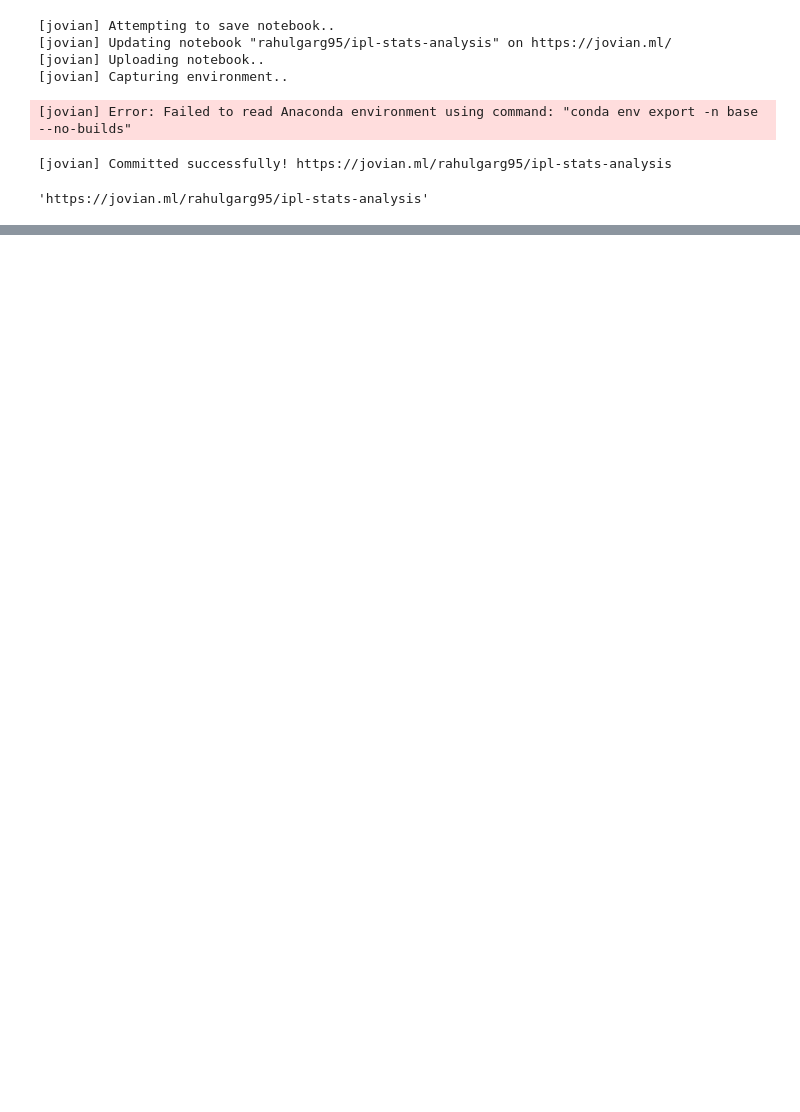
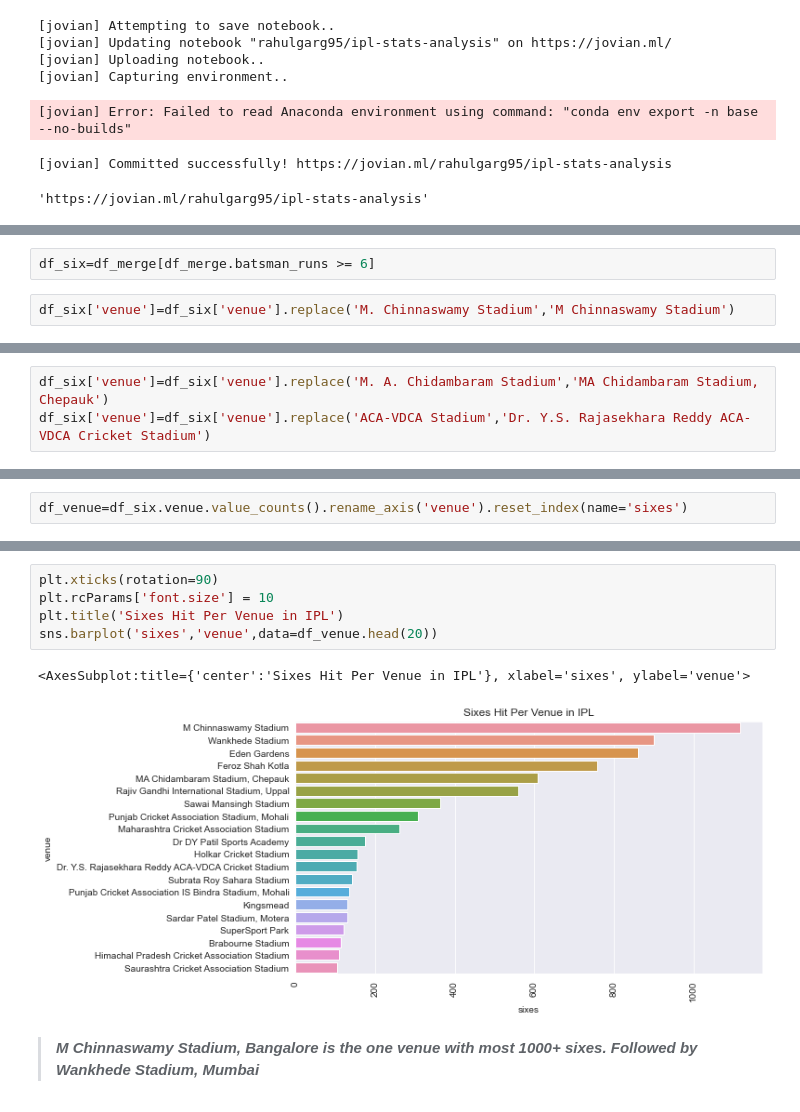
Before and after one commit to Rahulgarg95/Ipl_data_Analysis, a Jupyter notebook: EDA_IPLStats.ipynb, the cells around one changed output, grey strips where cells are left out. Cells and saved outputs as stored; diff of their text form; blank space fills up the shorter version.

```diff
--- a/EDA_IPLStats.ipynb
+++ b/EDA_IPLStats.ipynb
@@ -637,0 +675,4 @@ jovian.commit(project=project_name)
+# %%
+df_six=df_merge[df_merge.batsman_runs >= 6]
+# %%
+df_six['venue']=df_six['venue'].replace('M. Chinnaswamy Stadium','M Chinnaswamy Stadium')
@@ -637,0 +685,3 @@ jovian.commit(project=project_name)
+# %%
+df_six['venue']=df_six['venue'].replace('M. A. Chidambaram Stadium','MA Chidambaram Stadium, Chepauk')
+df_six['venue']=df_six['venue'].replace('ACA-VDCA Stadium','Dr. Y.S. Rajasekhara Reddy ACA-VDCA Cricket Stadium')
@@ -637,0 +719,2 @@ jovian.commit(project=project_name)
+# %%
+df_venue=df_six.venue.value_counts().rename_axis('venue').reset_index(name='sixes')
@@ -637,0 +741,10 @@ jovian.commit(project=project_name)
+# %%
+plt.xticks(rotation=90)
+plt.rcParams['font.size'] = 10
+plt.title('Sixes Hit Per Venue in IPL')
+sns.barplot('sixes','venue',data=df_venue.head(20))
+# %% [output]
+<AxesSubplot:title={'center':'Sixes Hit Per Venue in IPL'}, xlabel='sixes', ylabel='venue'>
+[figure, added]
+# %% [markdown]
+>***M Chinnaswamy Stadium, Bangalore is the one venue with most 1000+ sixes. Followed by Wankhede Stadium, Mumbai***
```
Also changed, not shown: parts of 24 cells of this notebook.
